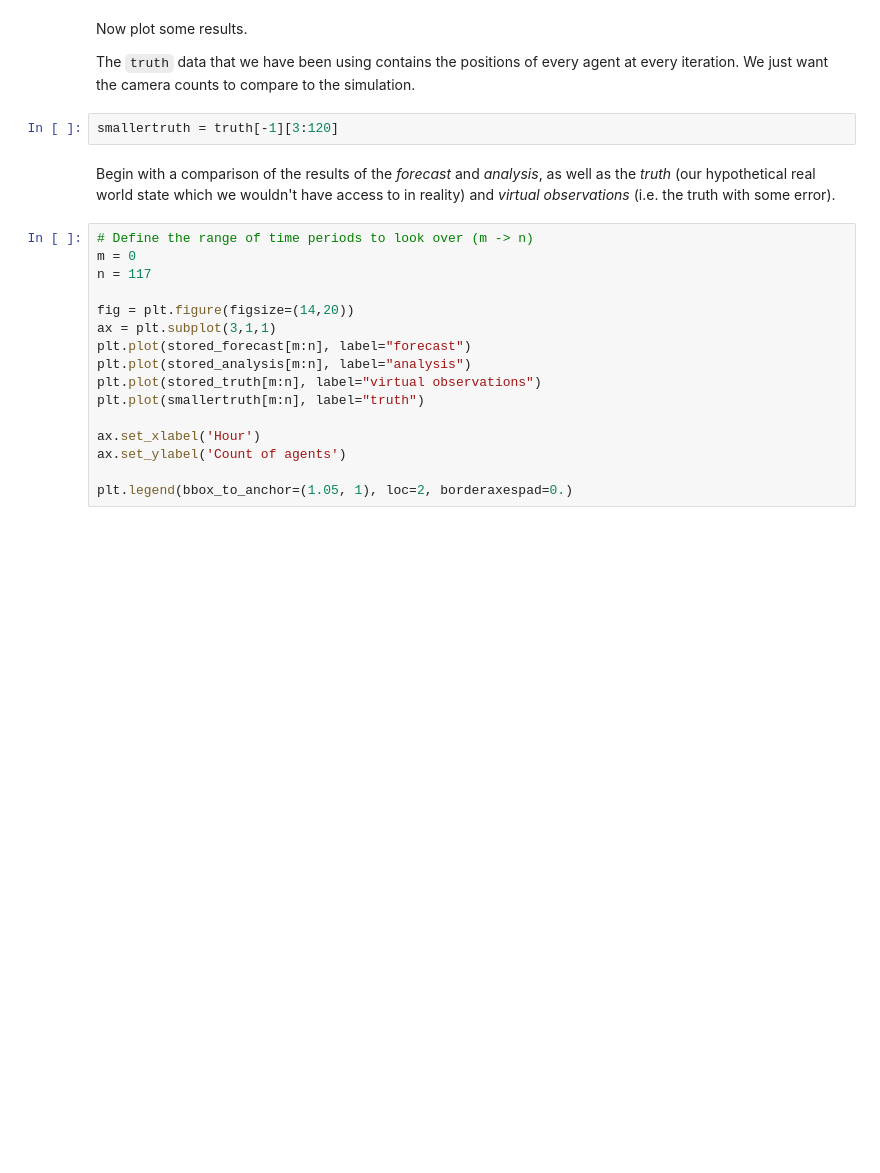
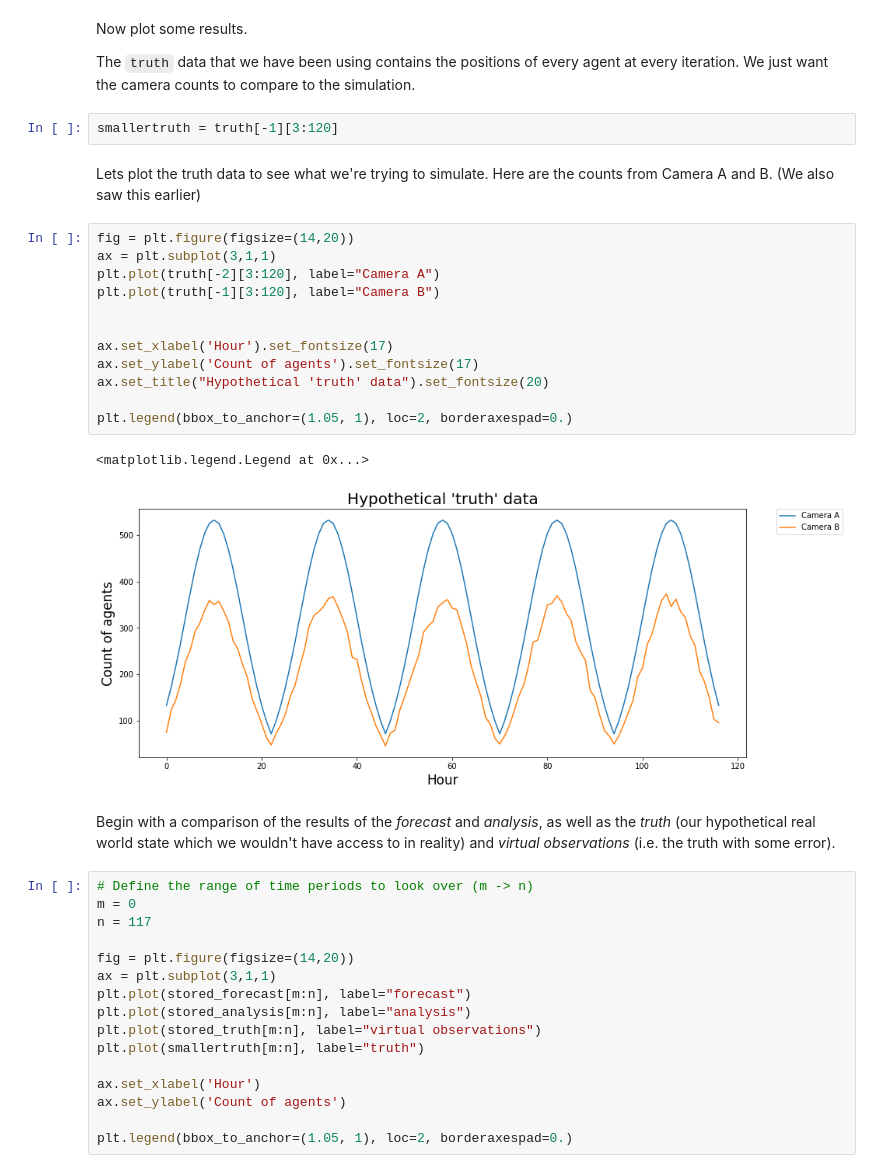
Before and after one commit to nickmalleson/surf, a Jupyter notebook: abm/essa-kalman_filter/Kalman_Example.ipynb, the cells around one changed output. Drawn from its saved outputs; the diff is of its cells as text; blank space fills up the shorter version.

```diff
--- a/abm/essa-kalman_filter/Kalman_Example.ipynb
+++ b/abm/essa-kalman_filter/Kalman_Example.ipynb
@@ -371,6 +338,23 @@ Now plot some results.
 The `truth` data that we have been using contains the positions of every agent at every iteration. We just want the camera counts to compare to the simulation.
 # %%
 smallertruth = truth[-1][3:120]
+# %% [markdown]
+Lets plot the truth data to see what we're trying to simulate. Here are the counts from Camera A and B. (We also saw this earlier)
+# %%
+fig = plt.figure(figsize=(14,20))
+ax = plt.subplot(3,1,1)
+plt.plot(truth[-2][3:120], label="Camera A")
+plt.plot(truth[-1][3:120], label="Camera B")
+
+
+ax.set_xlabel('Hour').set_fontsize(17)
+ax.set_ylabel('Count of agents').set_fontsize(17)
+ax.set_title("Hypothetical 'truth' data").set_fontsize(20)
+
+plt.legend(bbox_to_anchor=(1.05, 1), loc=2, borderaxespad=0.)
+# %% [output]
+<matplotlib.legend.Legend at 0x...>
+[figure, added]
 # %% [markdown]
 Begin with a comparison of the results of the _forecast_ and _analysis_, as well as the _truth_ (our hypothetical real world state which we wouldn't have access to in reality)  and _virtual observations_ (i.e. the truth with some error).
 # %%
```
Also changed, not shown: parts of 18 cells of this notebook, 1 other file.
